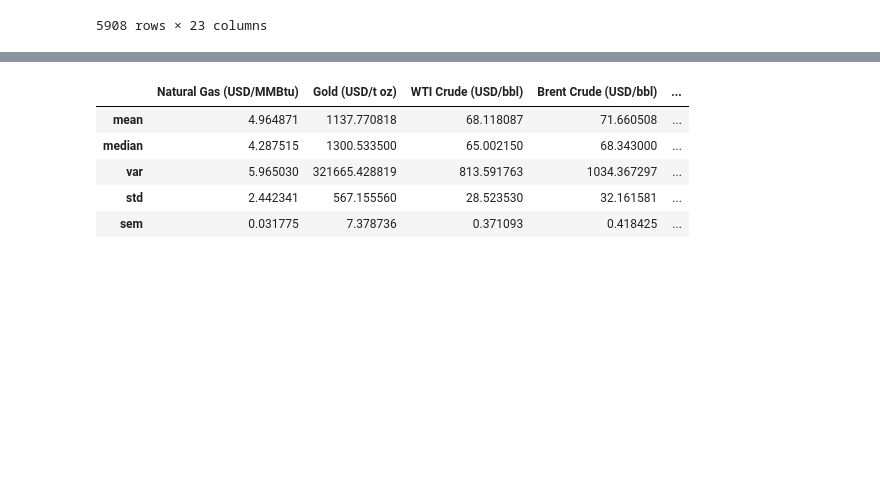
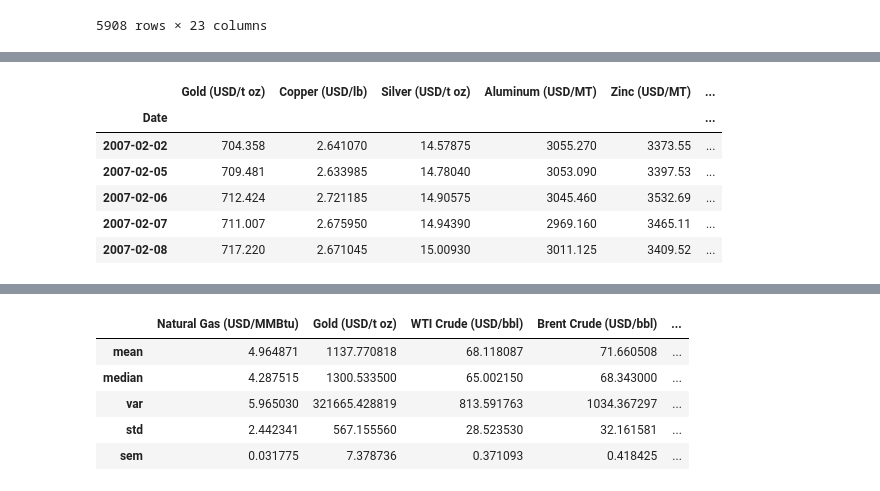
Before and after one commit to dylanmcgullam/Group-Project-1, a Jupyter notebook: commodities.ipynb, the cells around one changed output, grey strips where cells are left out. Saved outputs shown, nothing was run; the diff lists cells and outputs as text; code cells hidden in the pictures; blank space fills up the shorter version.

```diff
--- a/commodities.ipynb
+++ b/commodities.ipynb
@@ -97,0 +133,11 @@ usd_commodities
+# %%
+Recession_Metals = Metals.loc['2007-02-02' : '2009-12-02']
+Recession_Metals.head()
+# %% [output]
+|  | Gold (USD/t oz) | Copper (USD/lb) | Silver (USD/t oz) | Aluminum (USD/MT) | Zinc (USD/MT) | ... |
+| Date |  |  |  |  |  | ... |
+| 2007-02-02 | 704.358 | 2.641070 | 14.57875 | 3055.270 | 3373.55 | ... |
+| 2007-02-05 | 709.481 | 2.633985 | 14.78040 | 3053.090 | 3397.53 | ... |
+| 2007-02-06 | 712.424 | 2.721185 | 14.90575 | 3045.460 | 3532.69 | ... |
+| 2007-02-07 | 711.007 | 2.675950 | 14.94390 | 2969.160 | 3465.11 | ... |
+| 2007-02-08 | 717.220 | 2.671045 | 15.00930 | 3011.125 | 3409.52 | ... |
```
Also changed, not shown: parts of 5 cells of this notebook.
